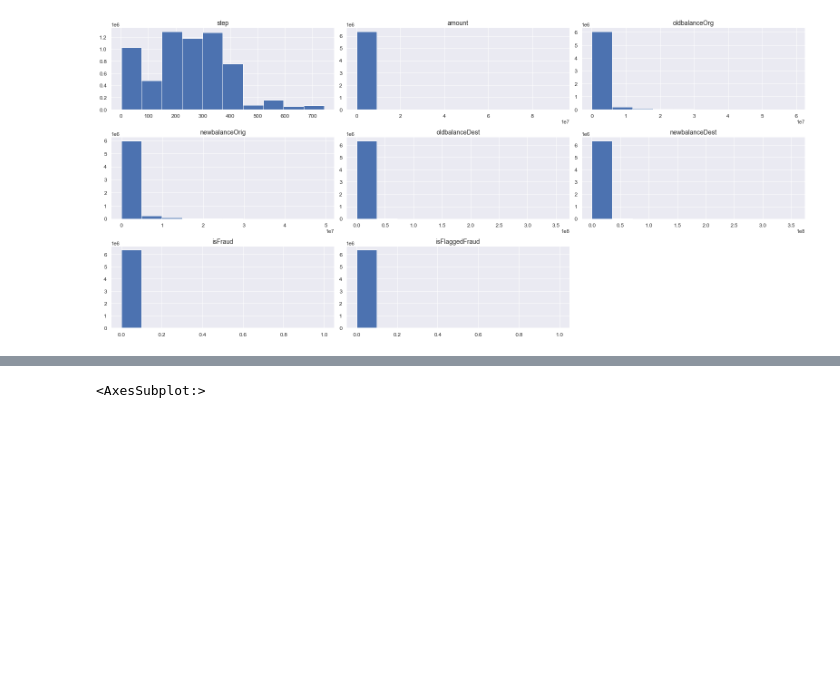
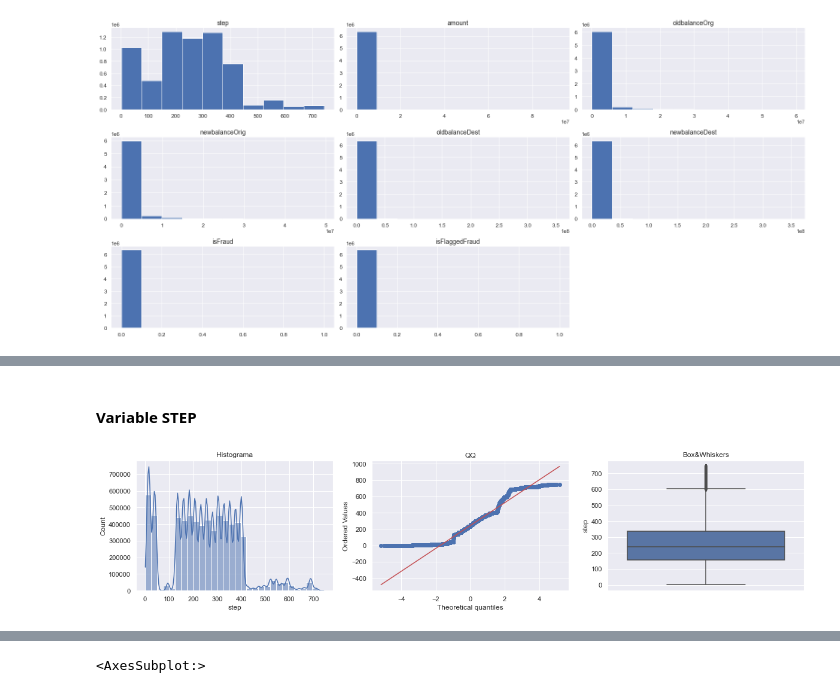
Before and after one commit to carlosdomenje/fraud_detect-ML1, a Jupyter notebook: TP1-Domenje-Carlos.ipynb, the cells around one changed output, grey strips where cells are left out. Cells and saved outputs as stored; diff of their text form; code cells hidden in the pictures; blank space fills up the shorter version.

```diff
--- a/TP1-Domenje-Carlos.ipynb
+++ b/TP1-Domenje-Carlos.ipynb
@@ -121,0 +156,19 @@ display_dataset_distributions(df)
+# %%
+def outlier_diagnostic_plots(df, variable):
+    fig,axes = plt.subplots(1,3,figsize=(20,4))
+
+    sns.histplot(df[variable], bins=30,ax=axes[0], kde=True)
+    axes[0].set_title('Histograma')
+
+    stats.probplot(df[variable], dist="norm", plot=axes[1])
+    axes[1].set_title('QQ')
+
+    # boxplot
+    sns.boxplot(y=df[variable],ax=axes[2])
+    axes[2].set_title('Box&Whiskers')
+# %% [markdown]
+#### Variable STEP
+# %%
+outlier_diagnostic_plots(df,'step')
+# %% [output]
+[figure, added]
```
Also changed, not shown: parts of 53 cells of this notebook, 3 other files.
